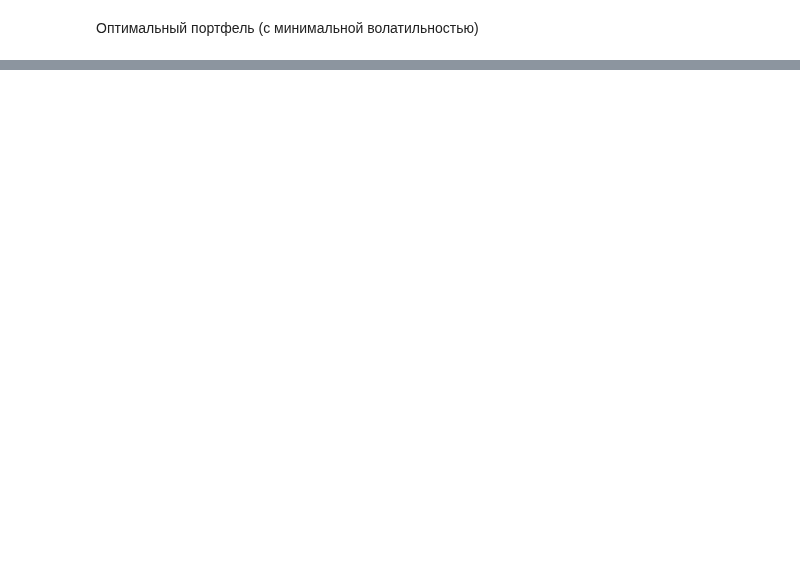
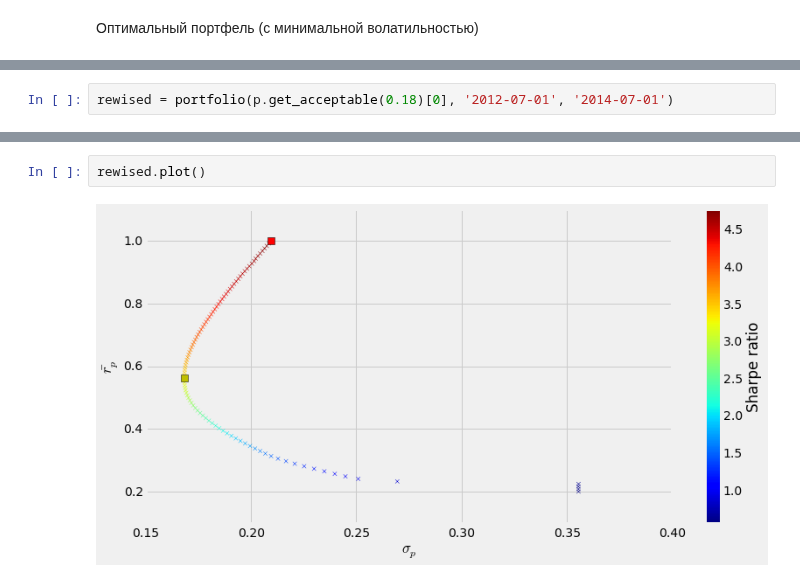
Before and after one commit to mohbadar/thesis, a Jupyter notebook: thesis.ipynb, the cells around one changed output, grey strips where cells are left out. Saved outputs shown, nothing was run; the diff lists cells and outputs as text; blank space fills up the shorter version.

```diff
--- a/thesis.ipynb
+++ b/thesis.ipynb
@@ -501,0 +554,2 @@ S&P500: 2058.2 -> 2043.94 (-0.7%)
+# %%
+rewised = portfolio(p.get_acceptable(0.18)[0], '2012-07-01', '2014-07-01')
@@ -501,0 +581,4 @@ S&P500: 2058.2 -> 2043.94 (-0.7%)
+# %%
+rewised.plot()
+# %% [output]
+[figure, added]
```
Also changed, not shown: parts of 16 cells of this notebook.
